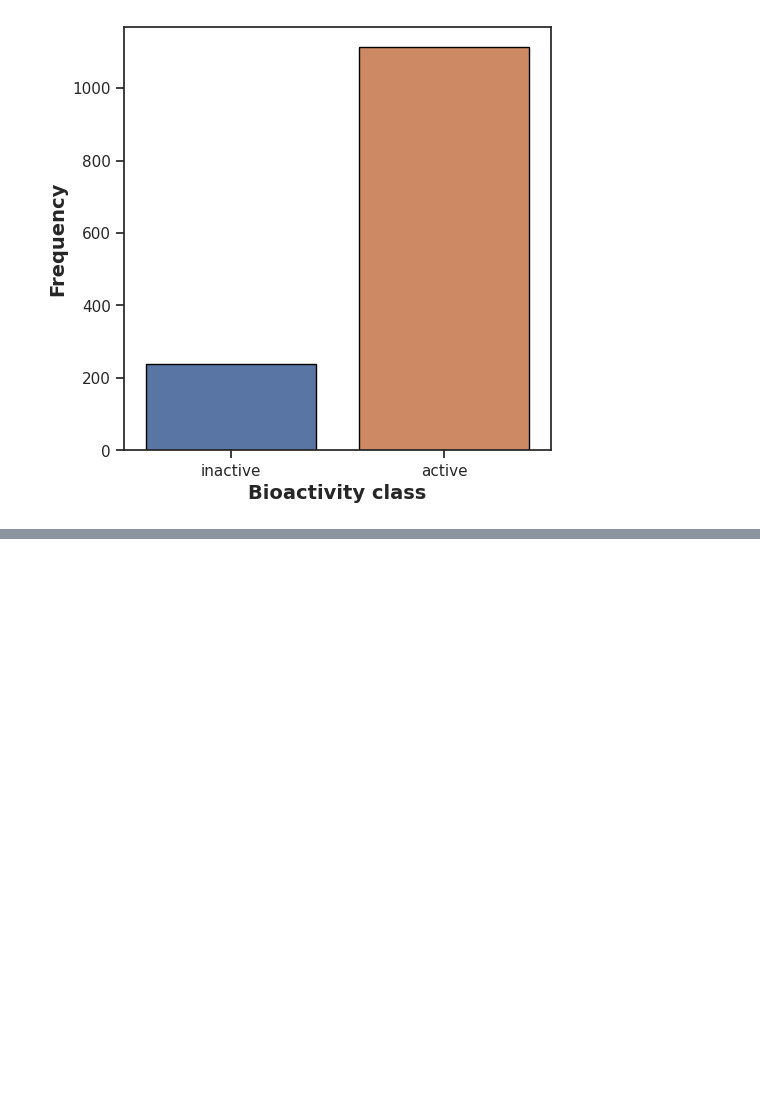
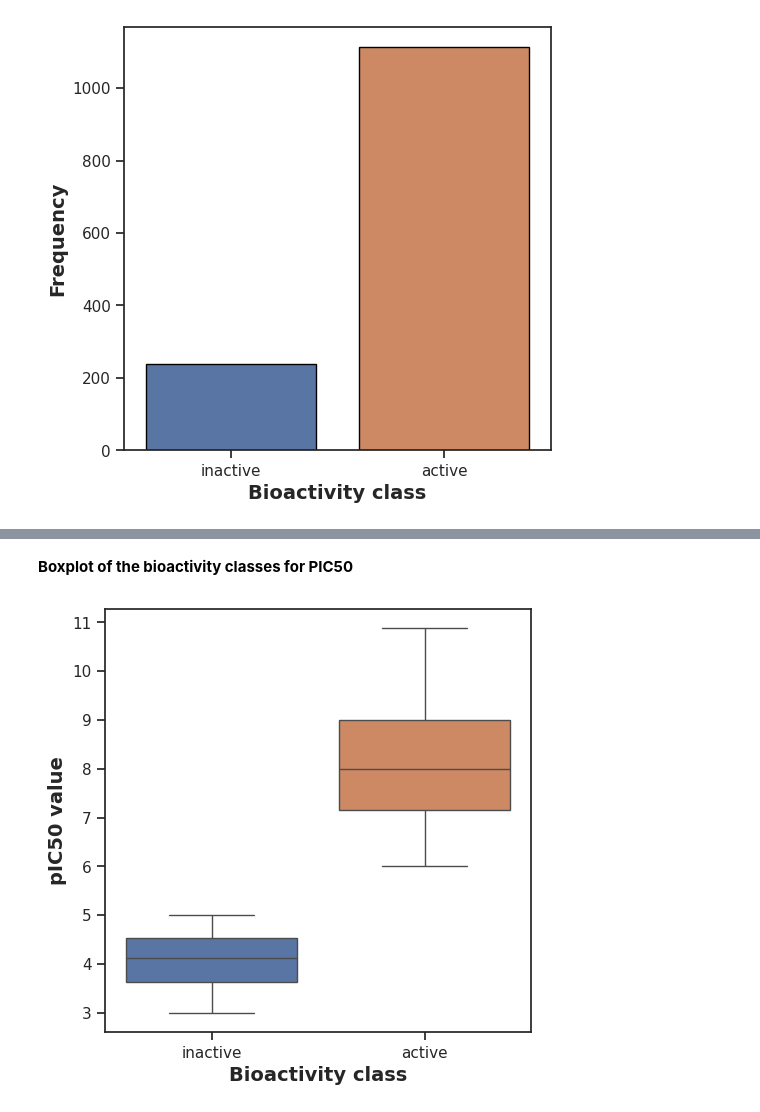
Before and after one commit to imranasalisu1/AI_And_Drug_Discovery_Course_2026, a Jupyter notebook: QSAR_Part_2_Exploratory_Data_Analysis.ipynb, the cells around one changed output, grey strips where cells are left out. Saved outputs shown, nothing was run; the diff lists cells and outputs as text; code cells hidden in the pictures; blank space fills up the shorter version.

```diff
--- a/QSAR_Part_2_Exploratory_Data_Analysis.ipynb
+++ b/QSAR_Part_2_Exploratory_Data_Analysis.ipynb
@@ -198,0 +229,15 @@ Text(0, 0.5, 'Frequency')
+# %%
+df_no_smiles = df_clean.drop(columns='canonical_smiles')
+
+smiles = []
+
+for i in df_clean.canonical_smiles.tolist():
+  cpd = str(i).split('.')
+  cpd_longest = max(cpd, key=len)
+  smiles.append(cpd_longest)
+
+smiles = pd.Series(smiles, name='canonical_smiles')
+
+df_clean_smiles = pd.concat([df_no_smiles, smiles], axis=1)
+
+df_clean_smiles
@@ -198,0 +292,3 @@ Text(0, 0.5, 'Frequency')
+# %%
+df_lipinski = lipinski(df_clean_smiles.canonical_smiles)
+df_lipinski.head()
@@ -198,0 +326,3 @@ Text(0, 0.5, 'Frequency')
+# %%
+df_combined = pd.concat([df_clean_smiles, df_lipinski], axis=1)
+df_combined.head()
@@ -198,0 +336,3 @@ Text(0, 0.5, 'Frequency')
+# %%
+df_combined = df_combined.drop(columns="standard_value")
+df_combined.head()
@@ -198,0 +365,12 @@ Text(0, 0.5, 'Frequency')
+# %% [markdown]
+**Boxplot of the bioactivity classes for PIC50**
+# %%
+plt.figure(figsize=(5.5, 5.5))
+
+sns.boxplot(x = "bioactivity_class", y = "pIC50", data = df_combined, hue="bioactivity_class")
+
+plt.xlabel('Bioactivity class', fontsize=14, fontweight='bold')
+plt.ylabel('pIC50 value', fontsize=14, fontweight='bold')
+plt.savefig('boxplot_bioactivity_class.pdf')
+# %% [output]
+[figure, added]
```
Also changed, not shown: parts of 47 cells of this notebook.
